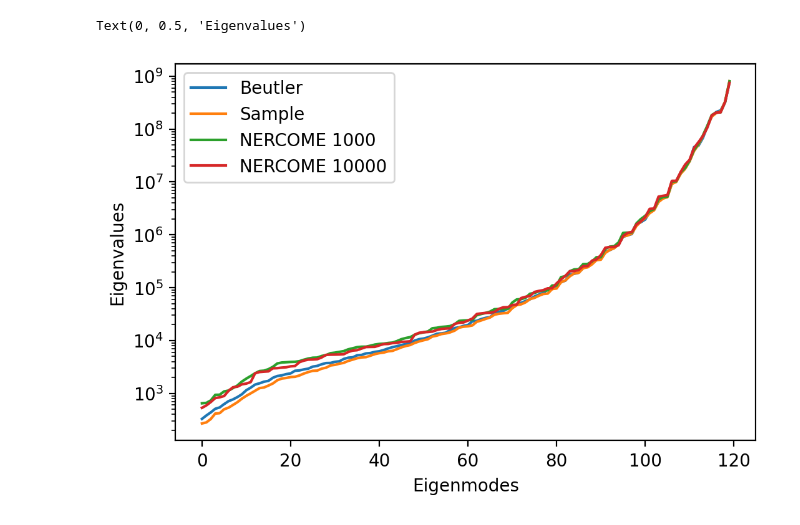
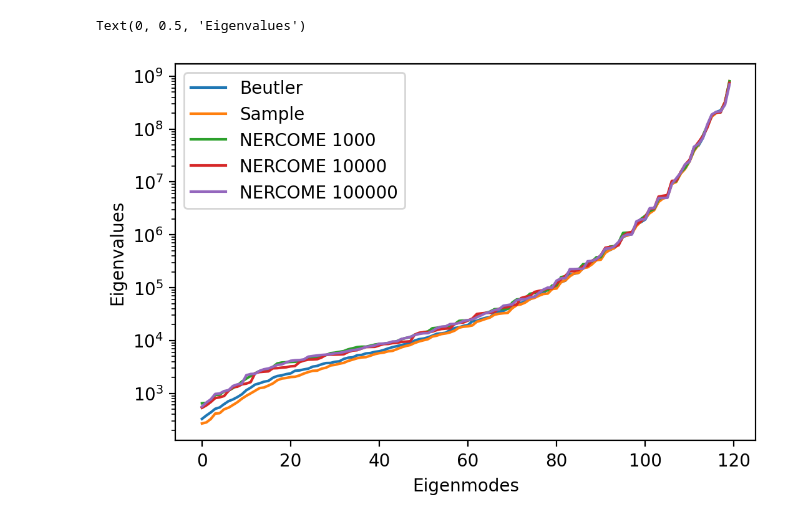
Before and after one commit to marnixlooijmans/power-spectra-examples, a Jupyter notebook: notebooks/cov-matrix-graphs.ipynb, the cells around one changed output. Drawn from its saved outputs; the diff is of its cells as text; code cells hidden in the pictures.

```diff
--- a/notebooks/cov-matrix-graphs.ipynb
+++ b/notebooks/cov-matrix-graphs.ipynb
@@ -5,8 +5,9 @@ from matplotlib.offsetbox import AnchoredText
 %matplotlib inline
 # %%
 n = 500
-cov_nercome_plus = np.loadtxt(f"../output/data/Patchy_V6C_BOSS_DR12_NGC_z1_cov_nercome_{n}_avg10000.matrix")
-cov_nercome = np.loadtxt(f"../output/data/Patchy_V6C_BOSS_DR12_NGC_z1_cov_nercome_{n}.matrix")
+cov_nercome_100000 = np.loadtxt(f"../output/data/Patchy_V6C_BOSS_DR12_NGC_z1_cov_nercome_{n}_avg100000.matrix")
+cov_nercome_10000 = np.loadtxt(f"../output/data/Patchy_V6C_BOSS_DR12_NGC_z1_cov_nercome_{n}_avg10000.matrix")
+cov_nercome_1000 = np.loadtxt(f"../output/data/Patchy_V6C_BOSS_DR12_NGC_z1_cov_nercome_{n}.matrix")
 cov_sample = np.loadtxt(f"../output/data/Patchy_V6C_BOSS_DR12_NGC_z1_cov_sample_{n}.matrix")
 
 # 'Real' covariance matrix before processing.
@@ -16,28 +17,30 @@ cov_real_preproc = np.loadtxt("../data/C_2048_BOSS_DR12_NGC_z1_V6C_1_1_1_1_1_10_
 indices = np.concatenate((np.arange(40), np.arange(40)+80, np.arange(40)+160))
 cov_real = (cov_real_preproc[indices, :])[:, indices]
 # %%
-evals_nercome_plus = np.linalg.eigvalsh(cov_nercome_plus)
-evals_nercome = np.linalg.eigvalsh(cov_nercome)
+evals_nercome_100000 = np.linalg.eigvalsh(cov_nercome_100000)
+evals_nercome_10000 = np.linalg.eigvalsh(cov_nercome_10000)
+evals_nercome_1000 = np.linalg.eigvalsh(cov_nercome_1000)
 evals_sample = np.linalg.eigvalsh(cov_sample)
 evals_real = np.linalg.eigvalsh(cov_real)
 # %%
 plt.figure(dpi=200)
 plt.plot(evals_real, label="Beutler")
 plt.plot(evals_sample, label="Sample")
-plt.plot(evals_nercome, label="NERCOME 1000")
-plt.plot(evals_nercome_plus, label="NERCOME 10000")
+plt.plot(evals_nercome_1000, label="NERCOME 1000")
+plt.plot(evals_nercome_10000, label="NERCOME 10000")
+plt.plot(evals_nercome_100000, label="NERCOME 100000")
 plt.yscale("log")
 plt.legend()
 plt.xlabel("Eigenmodes")
 plt.ylabel("Eigenvalues")
 
 #parameters = AnchoredText(
 #    fr"$n = {n}$" "\n"
 #    fr"MSE NERCOME $= {np.format_float_scientific(MSE_NERCOME, precision=3)}$" "\n"
 #    fr"MSE Sample $={np.format_float_scientific(MSE_sample, precision=3)}$",
 #    frameon=False, loc="lower right", pad=0.5)
 #plt.setp(parameters.patch, facecolor='white', alpha=0.5)
 #plt.gca().add_artist(parameters)
 # %% [output]
 Text(0, 0.5, 'Eigenvalues')
-[figure, old version]
+[figure, new version]
```
